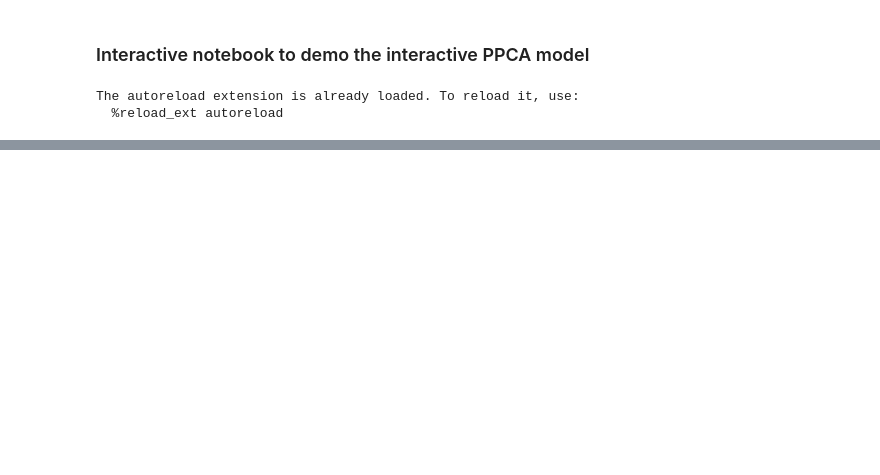
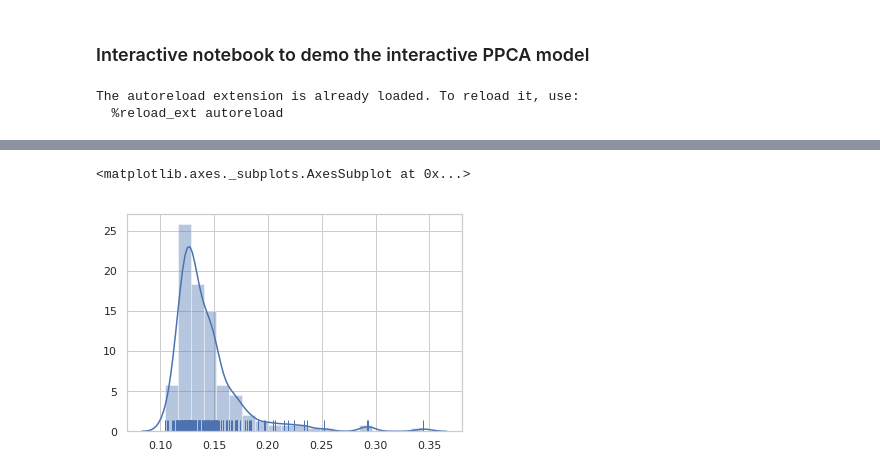
Before and after one commit to vu-minh/ppca-uncertainty, a Jupyter notebook: Interactive PPCA model.ipynb, the cells around one changed output, grey strips where cells are left out. Cells and saved outputs as stored; diff of their text form; code cells hidden in the pictures; blank space fills up the shorter version.

```diff
--- a/Interactive PPCA model.ipynb
+++ b/Interactive PPCA model.ipynb
@@ -90,3 +116,9 @@ plt.semilogy(losses)
+# %%
+# plt.hist(errors, bins=20)
+sns.distplot(errors, bins=20, kde=True, rug=True)
+# %% [output]
+<matplotlib.axes._subplots.AxesSubplot at 0x...>
+[figure, added]
 # %%
 plt.scatter(
     x=z2d_loc[:, 0],
```
Also changed, not shown: parts of 14 cells of this notebook.
